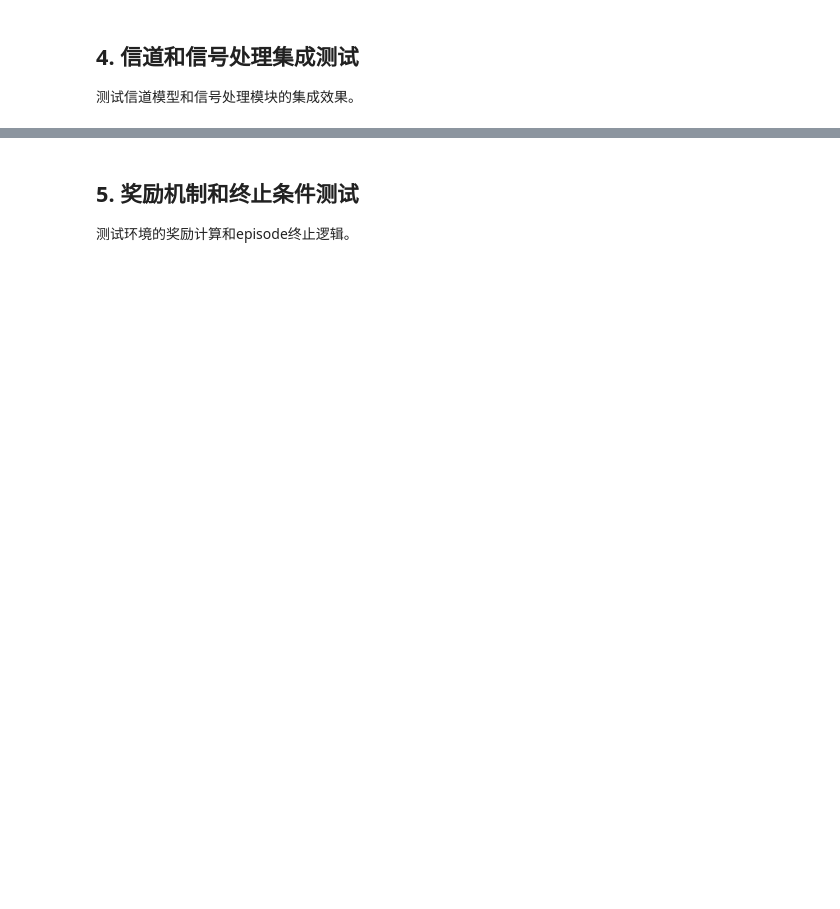
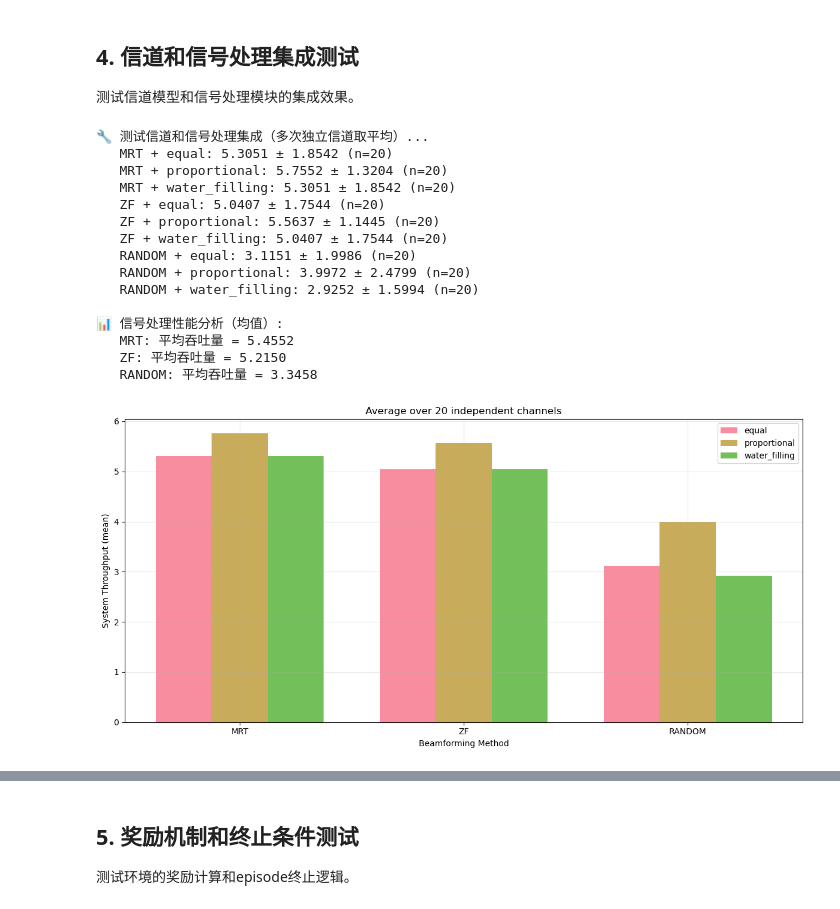
Before and after one commit to yuri-yu87/reinforcing_learning, a Jupyter notebook: Notebooks/uav_env_testing.ipynb, the cells around one changed output, grey strips where cells are left out. Drawn from its saved outputs; the diff is of its cells as text; code cells hidden in the pictures; blank space fills up the shorter version.

```diff
--- a/Notebooks/uav_env_testing.ipynb
+++ b/Notebooks/uav_env_testing.ipynb
@@ -275,3 +312,81 @@ MRT Debug: scale_factor = 0.5
+# %%
+def test_channel_signal_integration(num_trials=20, base_seed=0):
+    """在多次独立信道上取平均"""
+    print("🔧 测试信道和信号处理集成（多次独立信道取平均）...")
+
+    beamforming_methods = ['mrt', 'zf', 'random']
+    power_strategies = ['equal', 'proportional', 'water_filling']
+
+    results = {}
+
+    for bf_method in beamforming_methods:
+        results[bf_method] = {}
+        for power_strategy in power_strategies:
+            vals = []
+            for t in range(num_trials):
+                # 为每次试验创建独立环境，使用不同seed生成不同用户布局/信道
+                env = UAVEnvironment(seed=base_seed + t)   # 固定用户但带随机偏移；也可传 fixed_users=False
+                env.reset(seed=base_seed + t)
+                env.transmit_power = 10
+
+                thr = env._calculate_throughput(bf_method, power_strategy)
+                vals.append(thr)
+
+            mean_thr = float(np.mean(vals))
+            std_thr = float(np.std(vals))
+            results[bf_method][power_strategy] = mean_thr
+            print(f"   {bf_method.upper()} + {power_strategy}: {mean_thr:.4f} ± {std_thr:.4f} (n={num_trials})")
+
+    # 分析与可视化（沿用原逻辑，取均值作图）
+    print(f"\n📊 信号处理性能分析（均值）:")
+    valid_results = {}
+    for method, strategies in results.items():
+        valid_strategies = {k: v for k, v in strategies.items() if v is not None}
+        if valid_strategies:
+            valid_results[method] = valid_strategies
+            avg_performance = np.mean(list(valid_strategies.values()))
+            print(f"   {method.upper()}: 平均吞吐量 = {avg_performance:.4f}")
+
+    if valid_results:
+        fig, ax = plt.subplots(figsize=(12, 6))
+        methods = list(valid_results.keys())
+        strategies = list(next(iter(valid_results.values())).keys())
+        x = np.arange(len(methods))
+        width = 0.25
+        for i, strategy in enumerate(strategies):
+            values = [valid_results[method].get(strategy, 0) for method in methods]
+            ax.bar(x + i*width, values, width, label=strategy, alpha=0.8)
+        ax.set_xlabel('Beamforming Method')
+        ax.set_ylabel('System Throughput (mean)')
+        ax.set_title(f'Average over {num_trials} independent channels')
+        ax.set_xticks(x + width)
+        ax.set_xticklabels([m.upper() for m in methods])
+        ax.legend()
+        ax.grid(True, alpha=0.3)
+        plt.tight_layout()
+        plt.show()
+
+    return results
+
+# 运行
+signal_results = test_channel_signal_integration(num_trials=20, base_seed=0)
+# %% [output]
+🔧 测试信道和信号处理集成（多次独立信道取平均）...
+   MRT + equal: 5.3051 ± 1.8542 (n=20)
+   MRT + proportional: 5.7552 ± 1.3204 (n=20)
+   MRT + water_filling: 5.3051 ± 1.8542 (n=20)
+   ZF + equal: 5.0407 ± 1.7544 (n=20)
+   ZF + proportional: 5.5637 ± 1.1445 (n=20)
+   ZF + water_filling: 5.0407 ± 1.7544 (n=20)
+   RANDOM + equal: 3.1151 ± 1.9986 (n=20)
+   RANDOM + proportional: 3.9972 ± 2.4799 (n=20)
+   RANDOM + water_filling: 2.9252 ± 1.5994 (n=20)
+
+📊 信号处理性能分析（均值）:
+   MRT: 平均吞吐量 = 5.4552
+   ZF: 平均吞吐量 = 5.2150
+   RANDOM: 平均吞吐量 = 3.3458
+[figure, added]
 # %%
 def test_channel_signal_integration():
     """测试信道和信号处理集成"""
```
Also changed, not shown: parts of 9 cells of this notebook, 36 other files.
